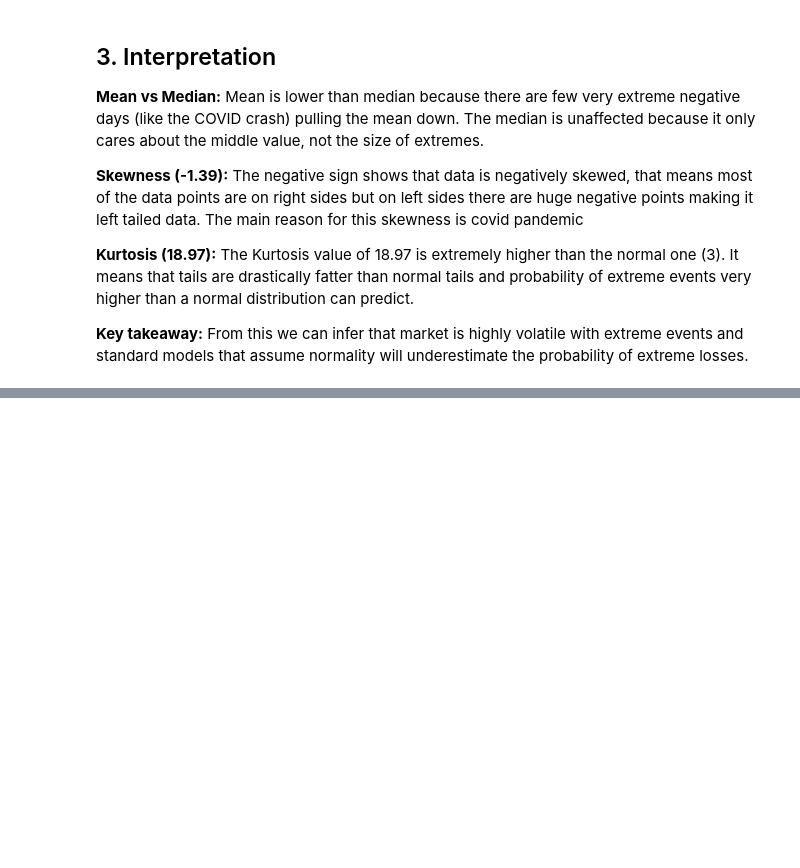
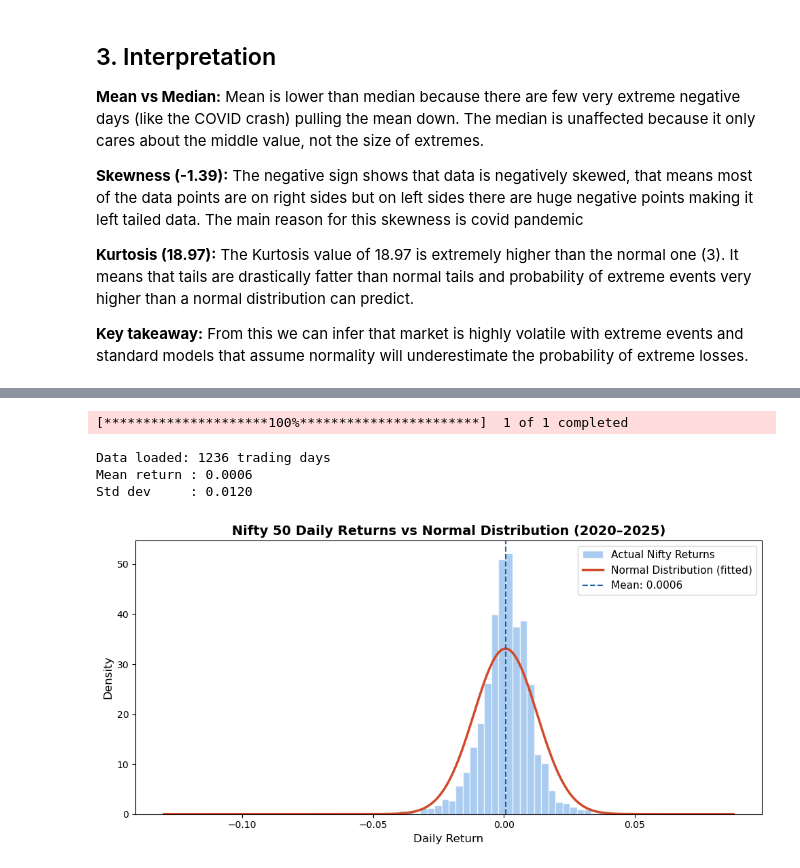
Before and after one commit to andy007-code/decimal-point-prep, a Jupyter notebook: 02-statistics.ipynb, the cells around one changed output, grey strips where cells are left out. Cells and saved outputs as stored; diff of their text form; code cells hidden in the pictures; blank space fills up the shorter version.

Commit message:
Day 11: Probability distributions and Jarque-Bera normality test on Nifty 50 returns

```diff
--- a/02-statistics.ipynb
+++ b/02-statistics.ipynb
@@ -77,0 +91,54 @@ From this we can infer that market is highly volatile with extreme events and st
+# %%
+# --- Imports ---
+import yfinance as yf
+import pandas as pd
+import numpy as np
+import matplotlib.pyplot as plt
+from scipy.stats import norm, jarque_bera
+
+# --- Reload Nifty 50 Data ---
+nifty = yf.download("^NSEI", start="2020-01-01", end="2025-01-01", auto_adjust=True)
+returns = nifty["Close"].squeeze().pct_change().dropna()
+
+print(f"Data loaded: {len(returns)} trading days")
+print(f"Mean return : {returns.mean():.4f}")
+print(f"Std dev     : {returns.std():.4f}")
+# %% [output]
+[*********************100%***********************]  1 of 1 completed
+Data loaded: 1236 trading days
+Mean return : 0.0006
+Std dev     : 0.0120
+# %%
+# --- Histogram vs Normal Distribution ---
+
+mean = returns.mean()
+std  = returns.std()
+
+# Generate x values for the normal curve
+x = np.linspace(returns.min(), returns.max(), 200)
+
+# Compute the normal curve y values
+normal_curve = norm.pdf(x, mean, std)
+
+# Plot
+fig, ax = plt.subplots(figsize=(10, 5))
+
+ax.hist(returns, bins=80, density=True, color="#85B7EB",
+        edgecolor="white", alpha=0.7, label="Actual Nifty Returns")
+
+ax.plot(x, normal_curve, color="#D04A2A", linewidth=2.5,
+        label="Normal Distribution (fitted)")
+
+ax.axvline(mean, color="#185FA5", linestyle="--",
+           linewidth=1.5, label=f"Mean: {mean:.4f}")
+
+ax.set_title("Nifty 50 Daily Returns vs Normal Distribution (2020–2025)",
+             fontsize=14, fontweight="bold")
+ax.set_xlabel("Daily Return", fontsize=12)
+ax.set_ylabel("Density", fontsize=12)
+ax.legend(fontsize=11)
+
+plt.tight_layout()
+plt.show()
+# %% [output]
+[figure, added]
```
Also changed, not shown: parts of 6 cells of this notebook.
